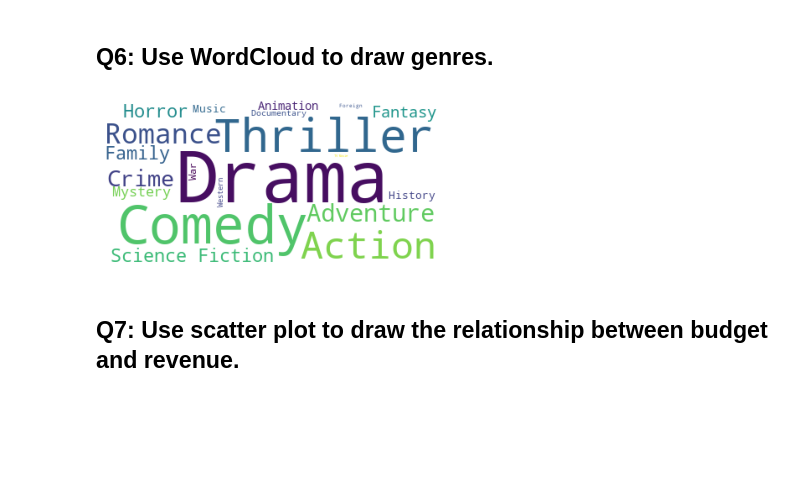
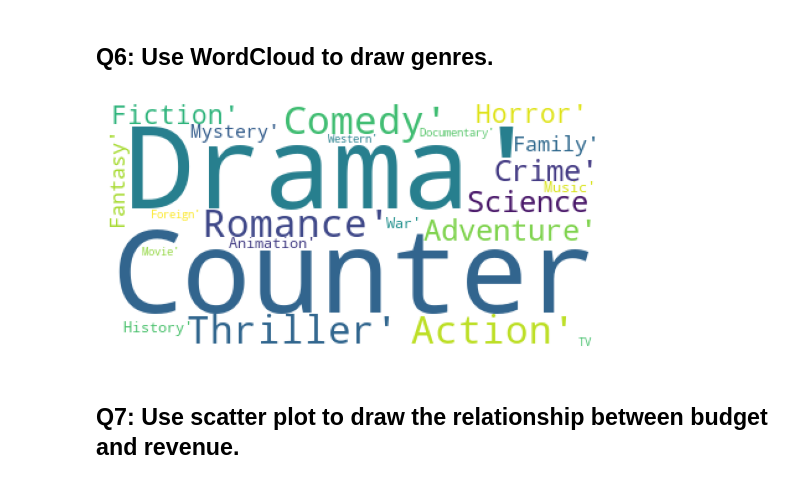
Before and after one commit to Tuwaiq-Data-Science-Bootcamp-V5/Plotly-Lab1, a Jupyter notebook: Plotly_Assignment.ipynb, the cells around one changed output. Drawn from its saved outputs; the diff is of its cells as text; code cells hidden in the pictures; blank space fills up the shorter version.

Commit message:
Abdullah Alajalin

```diff
--- a/Plotly_Assignment.ipynb
+++ b/Plotly_Assignment.ipynb
@@ -10,6 +11,6 @@ from wordcloud import WordCloud
 # %%
-movies = pd.read_csv('tmdb_5000_movies.csv')
-credits = pd.read_csv('tmdb_5000_credits.csv')
+movies = pd.read_csv('/Users/abdullah/Desktop/Tuwaiq/Week 2/Day 5/Plotly-Lab1-main/datasets/tmdb_5000_movies.csv')
+credits = pd.read_csv('/Users/abdullah/Desktop/Tuwaiq/Week 2/Day 5/Plotly-Lab1-main/datasets/tmdb_5000_credits.csv')
 # %%
 movies.head(3)
 # %% [output]
@@ -69,6 +70,8 @@ memory usage: 150.2+ KB
 # %% [markdown]
 ## Q1: Combine the two datsets as one dataframe
 # %%
+movies_credits = pd.concat([ movies,credits ] , axis=1 , join='inner')
+movies_credits.head(2)
 # %% [output]
 |  | budget | genres | homepage | id | keywords | original_language | original_title | overview | ... |
 | 0 | 237000000 | [{"id": 28, "name": "Action"}, {"... | http://www.avatarmovie.com/ | 19995 | [{"id": 1463, "name": "culture cl... | en | Avatar | In the 22nd century, a paraplegic... | ... |
@@ -77,3 +80,6 @@ memory usage: 150.2+ KB
 # %% [markdown]
 ## Q2: Remove the following columns:
 - 'homepage','tagline','id','overview','status','original_title','movie_id'.
+# %%
+movies_credits.drop(['homepage','tagline','id','overview','status','original_title','movie_id'], axis=1 , inplace=True)
+movies_credits.info()
@@ -88,3 +112,7 @@ movies.head(3)
 ## Q3: Create Genres dataframe that hase two coulumns Genres and Frequency
 - Hint: Use Counter to calculate Frequency
 - Add new catagory to Genres called Others when the Frequency < 200
+# %%
+Genres = [x['name'] for i in movies_credits['genres'] for x in i]
+Genres = Counter(Genres)
+Genres
@@ -117,8 +172,12 @@ movies.head(3)
 # %% [markdown]
 ## Q6: Use WordCloud to draw genres.
 # %%
+data=str(Genres)
+plt.imshow(WordCloud(background_color='white').generate(data))
+plt.axis('off')
+plt.show()
 # %% [output]
-[figure, old version]
+[figure, new version]
 # %% [markdown]
 ## Q7: Use scatter plot to draw the relationship between budget and revenue.
 ![p3.png](attachment:p3.png)
```
Also changed, not shown: parts of 8 cells of this notebook.
